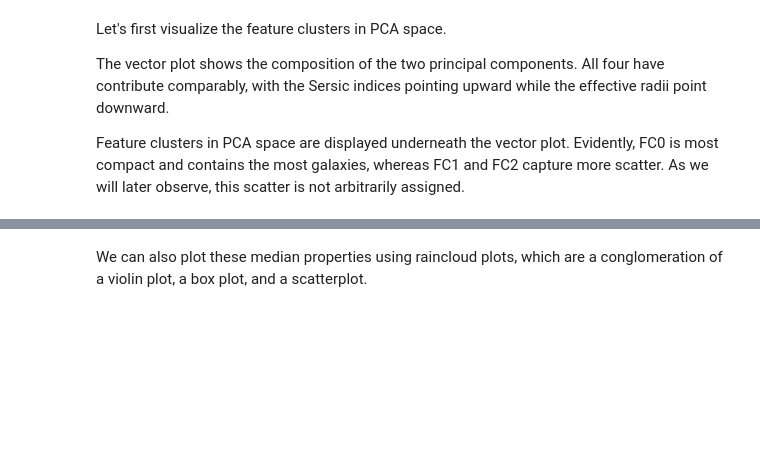
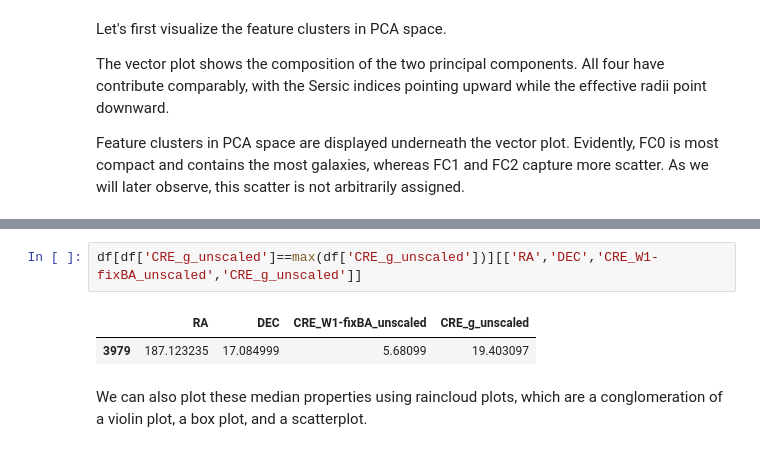
Before and after one commit to gammaspire/machine-learning, a Jupyter notebook: galaxy_feature_clustering/feature_clustering.ipynb, the cells around one changed output, grey strips where cells are left out. Cells and saved outputs as stored; diff of their text form; blank space fills up the shorter version.

```diff
--- a/galaxy_feature_clustering/feature_clustering.ipynb
+++ b/galaxy_feature_clustering/feature_clustering.ipynb
@@ -216,3 +218,8 @@ Using default layout dictionary for median group feature subplots...
+# %%
+df[df['CRE_g_unscaled']==max(df['CRE_g_unscaled'])][['RA','DEC','CRE_W1-fixBA_unscaled','CRE_g_unscaled']]
+# %% [output]
+|  | RA | DEC | CRE_W1-fixBA_unscaled | CRE_g_unscaled |
+| 3979 | 187.123235 | 17.084999 | 5.68099 | 19.403097 |
 # %% [markdown]
 We can also plot these median properties using raincloud plots, which are a conglomeration of a violin plot, a box plot, and a scatterplot.
 # %%
```
Also changed, not shown: parts of 20 cells of this notebook, 6 other files.
